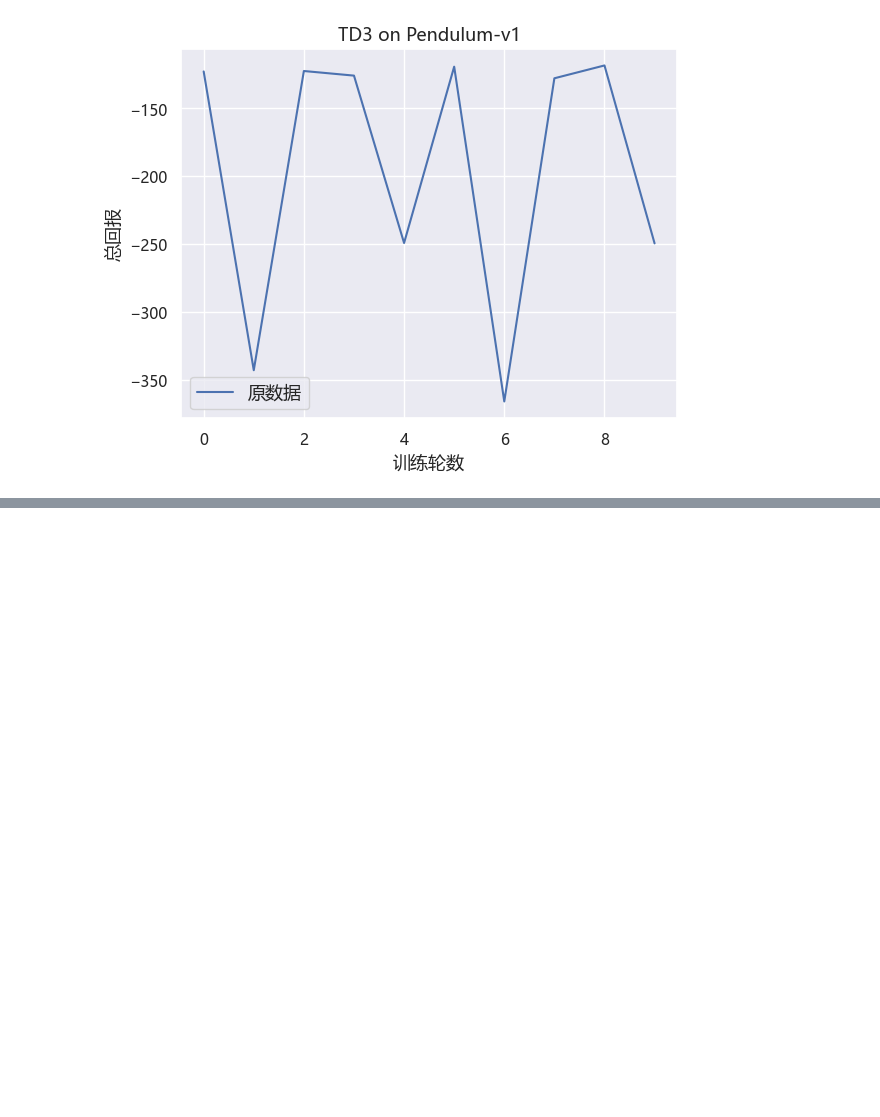
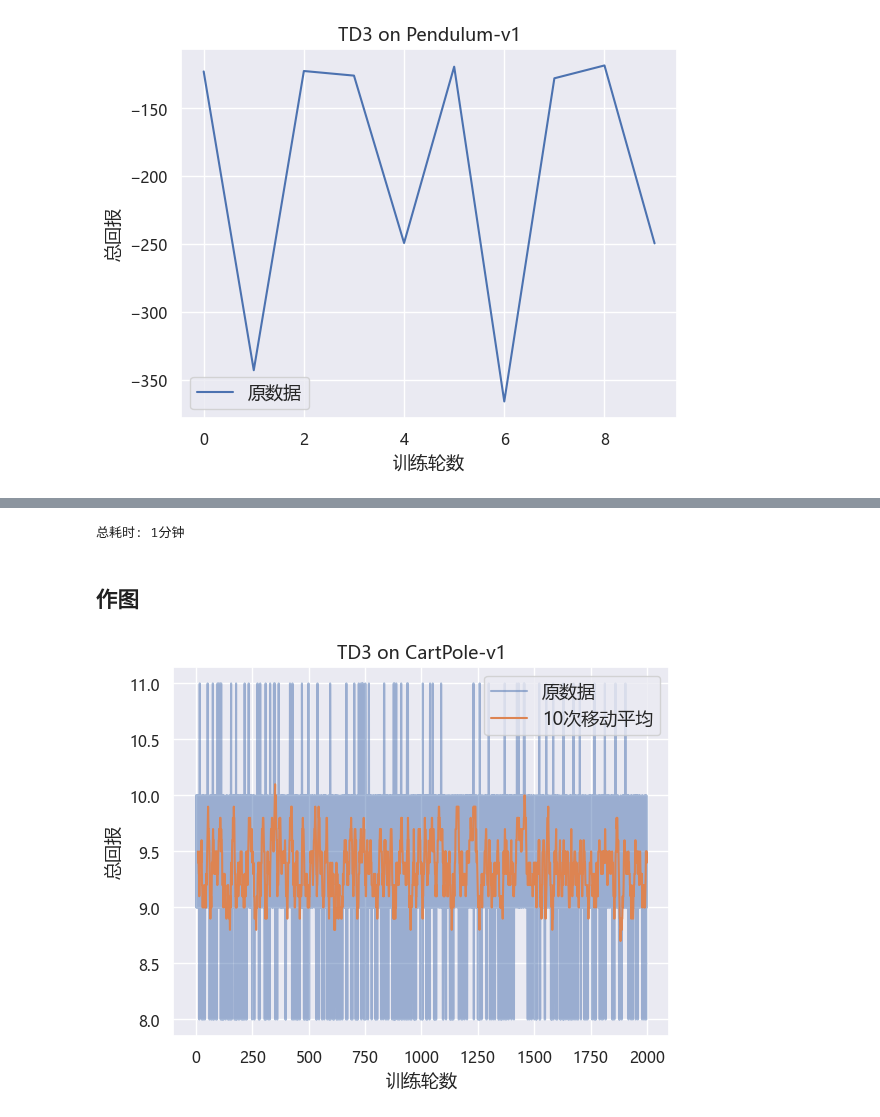
Before and after one commit to Aegis1863/ML_practice, a Jupyter notebook: 强化学习笔记/13_TD3.ipynb, the cells around one changed output, grey strips where cells are left out. Drawn from its saved outputs; the diff is of its cells as text; code cells hidden in the pictures; blank space fills up the shorter version.

```diff
--- a/强化学习笔记/13_TD3.ipynb
+++ b/强化学习笔记/13_TD3.ipynb
@@ -44,7 +44,7 @@ class QValueNet(torch.nn.Module):
 # TD3算法
 # %%
 class TD3:
-    ''' DDPG算法 '''
+    ''' TD3算法 '''
     def __init__(self, state_dim, hidden_dim, action_dim, action_space, sigma, policy_noise,
                  noise_clip, actor_lr, critic_lr, tau, gamma, policy_freq, device, training=True):
 
@@ -260,0 +415,29 @@ view_list = rl_utils.show_gym_policy(env_name, agent, 'human', epochs=10, model_
+# %%
+def read_ckp(ckp_path):
+    if os.path.exists(ckp_path):
+        checkpoint = torch.load(ckp_path)
+        s_epoch = checkpoint['epoch']
+        s_episode = checkpoint['episode']
+        agent.actor.load_state_dict(checkpoint['actor_best_weight'])
+        agent.critic_1.load_state_dict(checkpoint['critic_1_best_weight'])
+        agent.critic_2.load_state_dict(checkpoint['critic_2_best_weight'])
+        return_list = checkpoint['return_list']
+        return s_epoch, s_episode, return_list
+    else:
+        s_epoch = 0
+        s_episode = 0
+        return_list = []
+        return s_epoch, s_episode, return_list
+# %%
+s_epoch, s_episode, return_list = read_ckp(PATH)
+# %%
+return_list = rl_utils.train_off_policy_agent(env, agent, s_epoch, total_epochs, s_episode, total_episodes,
+                                replay_buffer, minimal_size, batch_size, return_list, PATH, 3)
+# %% [output]
+总耗时: 1分钟
+# %% [markdown]
+## 作图
+# %%
+rl_utils.picture_return(return_list, 'TD3', env_name)
+# %% [output]
+[figure, added]
```
Also changed, not shown: parts of 5 cells of this notebook, 3 other files.
